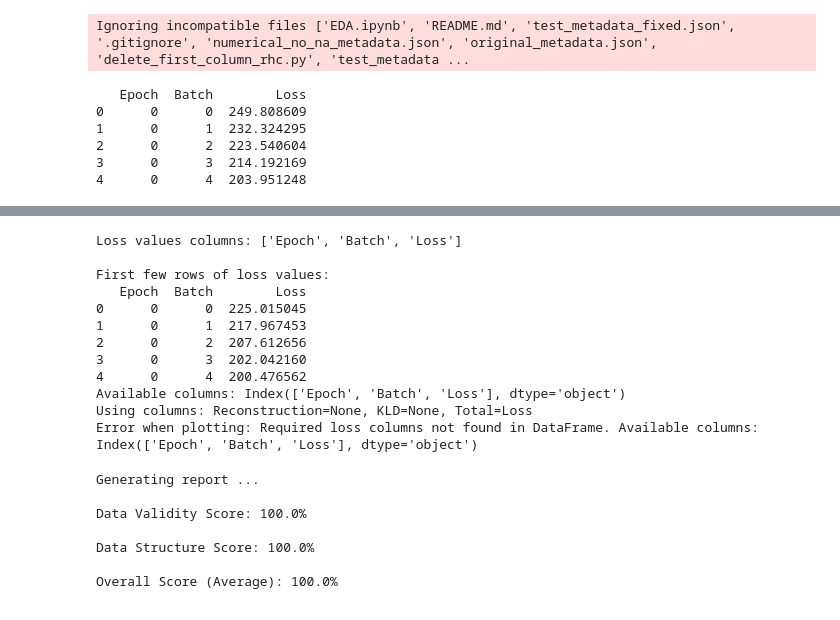
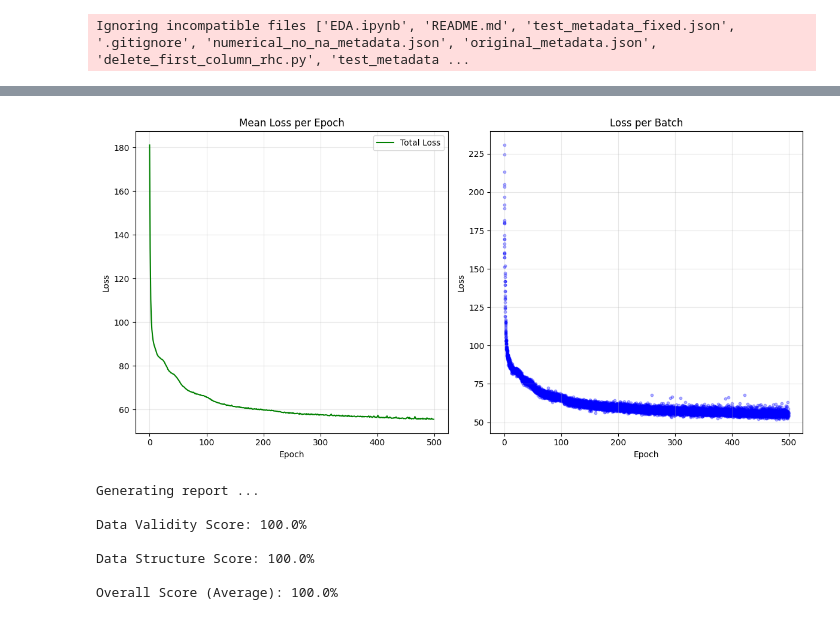
Before and after one commit to Martinfacot/tVAE_project, a Jupyter notebook: tVAE_base/test.ipynb, the cells around one changed output, grey strips where cells are left out. Cells and saved outputs as stored; diff of their text form; code cells hidden in the pictures.

```diff
--- a/tVAE_base/test.ipynb
+++ b/tVAE_base/test.ipynb
@@ -49,19 +49,6 @@ model = TVAESynthesizer(
 )
 
 model.fit(rhc_data)
-# %%
-# Check if loss values are available
-loss_df = model.get_loss_values()
-print(loss_df.head())
-# %% [output]
-   Epoch  Batch        Loss
-0      0      0  249.808609
-1      0      1  232.324295
-2      0      2  223.540604
-3      0      3  214.192169
-4      0      4  203.951248
 # %%
-model.plot_loss_over_epochs = MethodType(plot_loss_over_epochs, model)
-
 model.plot_loss_over_epochs()
 # %% [output]
@@ -69,25 +56,2 @@ NameError: name 'plot_loss_over_epochs' is not defined
+[figure, added]
-# %%
-# First, print the column names and a sample of the loss values
-print("Loss values columns:", model.get_loss_values().columns.tolist())
-print("\nFirst few rows of loss values:")
-print(model.get_loss_values().head())
-
-# Try plotting with the fixed function
-try:
-    model.plot_loss_over_epochs()
-except Exception as e:
-    print(f"Error when plotting: {e}")
-# %% [output]
-Loss values columns: ['Epoch', 'Batch', 'Loss']
-
-First few rows of loss values:
-   Epoch  Batch        Loss
-0      0      0  225.015045
-1      0      1  217.967453
-2      0      2  207.612656
-3      0      3  202.042160
-4      0      4  200.476562
-Available columns: Index(['Epoch', 'Batch', 'Loss'], dtype='object')
-Using columns: Reconstruction=None, KLD=None, Total=Loss
-Error when plotting: Required loss columns not found in DataFrame. Available columns: Index(['Epoch', 'Batch', 'Loss'], dtype='object')
 # %%
```
Also changed, not shown: parts of 5 cells of this notebook, 1 other file.
